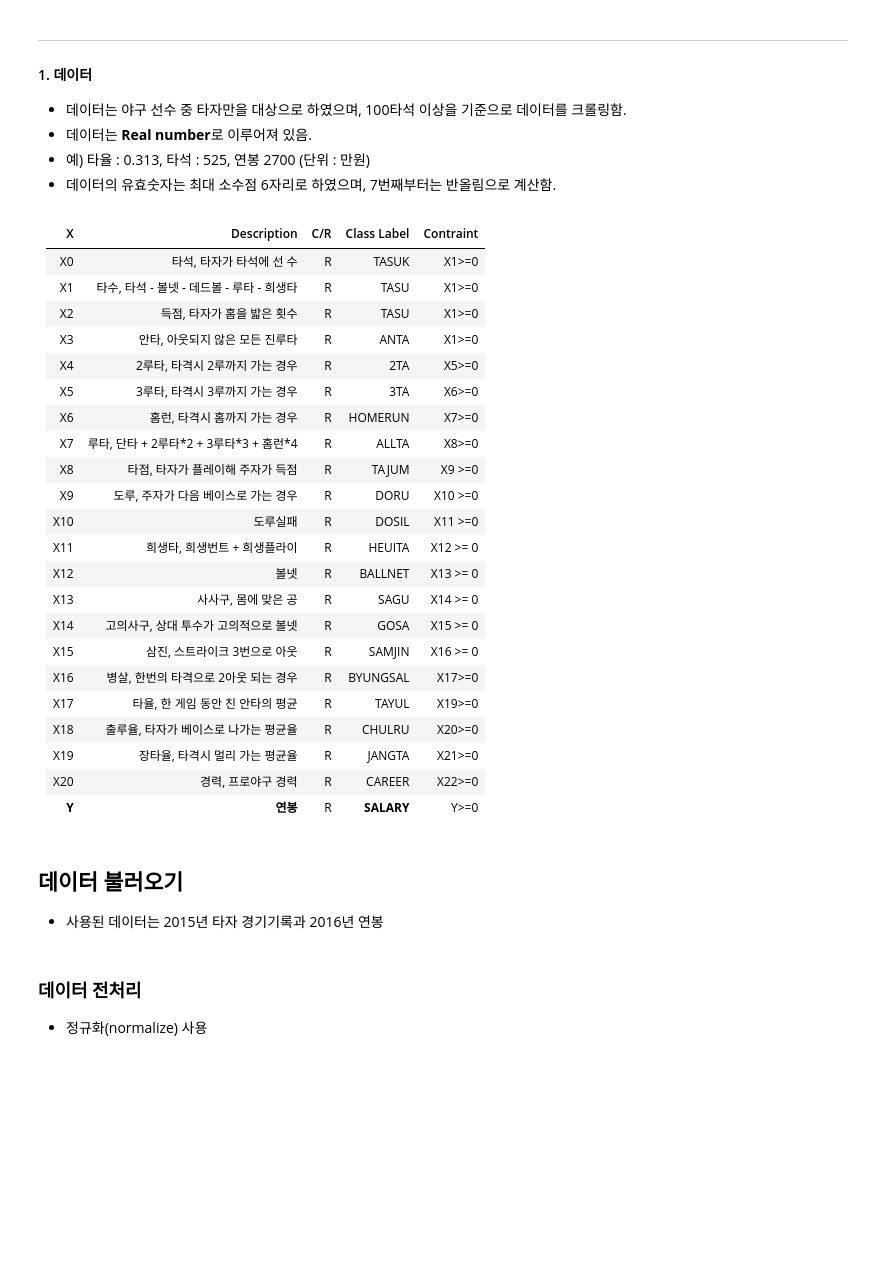
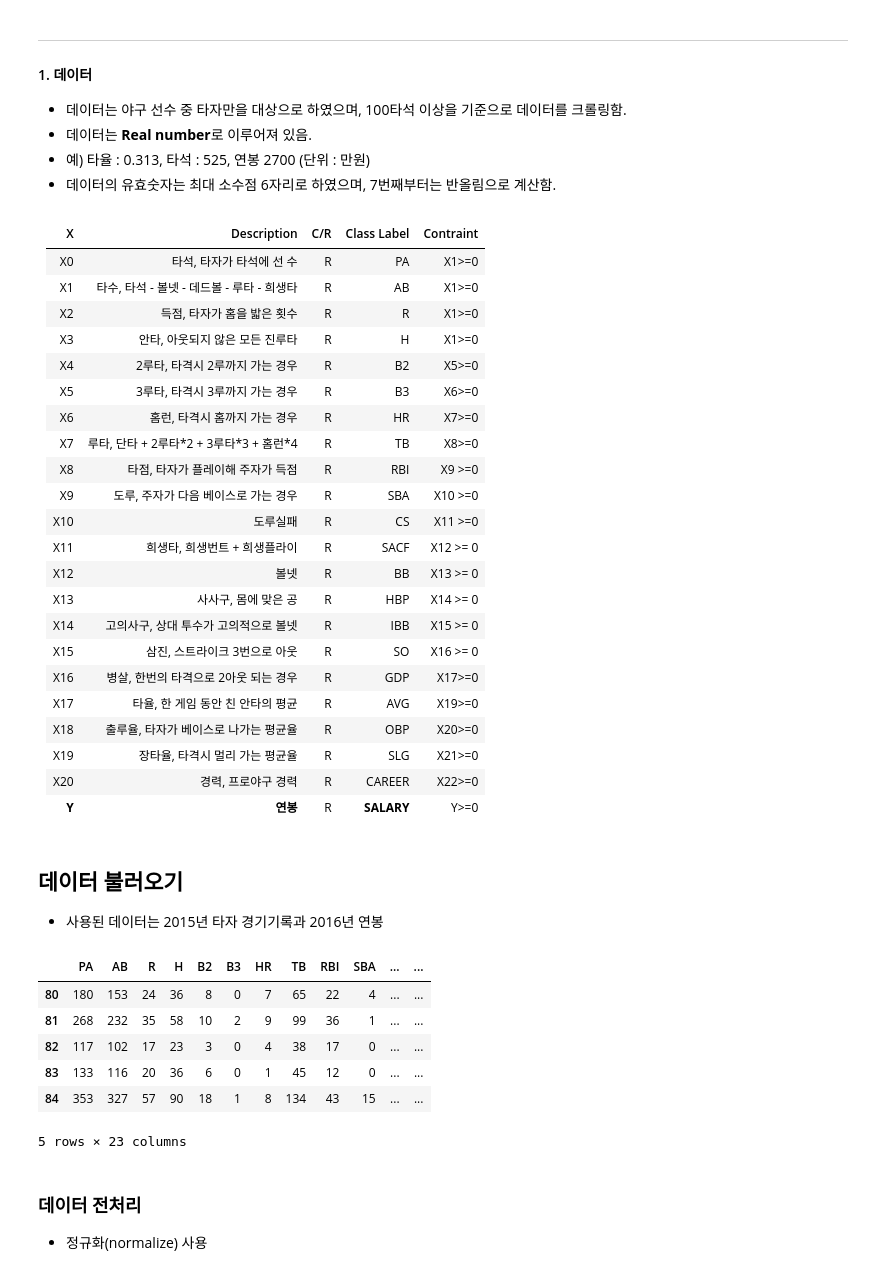
Before and after one commit to GWL22/DSS, a Jupyter notebook: project01-Baseball_Salary_Pred/Baseball_Salary_Prediction.ipynb, the cells around one changed output. Cells and saved outputs as stored; diff of their text form; code cells hidden in the pictures; blank space fills up the shorter version.

```diff
--- a/project01-Baseball_Salary_Pred/Baseball_Salary_Prediction.ipynb
+++ b/project01-Baseball_Salary_Pred/Baseball_Salary_Prediction.ipynb
@@ -43,26 +43,26 @@ ___
 # %% [markdown]
 | X | Description | C/R | Class Label | Contraint |
 | :---: | :--- | :---: | :---: | :---: |
-| X0 | 타석, 타자가 타석에 선 수 | R | TASUK | X1>=0
-| X1 | 타수, 타석 - 볼넷 - 데드볼 - 루타 - 희생타 | R |TASU | X1>=0
-| X2 | 득점, 타자가 홈을 밟은 횟수 | R | TASU | X1>=0
-| X3 | 안타, 아웃되지 않은 모든 진루타 | R | ANTA | X1>=0
-| X4 | 2루타, 타격시 2루까지 가는 경우 | R | 2TA | X5>=0
-| X5 | 3루타, 타격시 3루까지 가는 경우 | R | 3TA | X6>=0
-| X6 | 홈런, 타격시 홈까지 가는 경우 | R | HOMERUN | X7>=0
-| X7 | 루타, 단타 + 2루타\*2 + 3루타\*3 + 홈런\*4 | R | ALLTA | X8>=0
-| X8 | 타점, 타자가 플레이해 주자가 득점 | R | TAJUM | X9 >=0
-| X9 | 도루, 주자가 다음 베이스로 가는 경우 | R | DORU | X10 >=0
-| X10 | 도루실패 | R | DOSIL | X11 >=0
-| X11 | 희생타, 희생번트 + 희생플라이 | R | HEUITA | X12 >= 0
-| X12 | 볼넷 | R | BALLNET | X13 >= 0
-| X13 | 사사구, 몸에 맞은 공 | R | SAGU | X14 >= 0
-| X14 | 고의사구, 상대 투수가 고의적으로 볼넷 | R | GOSA | X15 >= 0
-| X15 | 삼진, 스트라이크 3번으로 아웃 | R | SAMJIN | X16 >= 0
-| X16 | 병살, 한번의 타격으로 2아웃 되는 경우 | R | BYUNGSAL | X17>=0
-| X17 | 타율, 한 게임 동안 친 안타의 평균 | R | TAYUL | X19>=0
-| X18 | 출루율, 타자가 베이스로 나가는 평균율 | R | CHULRU | X20>=0
-| X19 | 장타율, 타격시 멀리 가는 평균율 | R | JANGTA | X21>=0
+| X0 | 타석, 타자가 타석에 선 수 | R | PA | X1>=0
+| X1 | 타수, 타석 - 볼넷 - 데드볼 - 루타 - 희생타 | R |AB | X1>=0
+| X2 | 득점, 타자가 홈을 밟은 횟수 | R | R | X1>=0
+| X3 | 안타, 아웃되지 않은 모든 진루타 | R | H | X1>=0
+| X4 | 2루타, 타격시 2루까지 가는 경우 | R | B2 | X5>=0
+| X5 | 3루타, 타격시 3루까지 가는 경우 | R | B3 | X6>=0
+| X6 | 홈런, 타격시 홈까지 가는 경우 | R | HR | X7>=0
+| X7 | 루타, 단타 + 2루타\*2 + 3루타\*3 + 홈런\*4 | R |TB| X8>=0
+| X8 | 타점, 타자가 플레이해 주자가 득점 | R | RBI | X9 >=0
+| X9 | 도루, 주자가 다음 베이스로 가는 경우 | R | SBA | X10 >=0
+| X10 | 도루실패 | R | CS | X11 >=0
+| X11 | 희생타, 희생번트 + 희생플라이 | R | SACF | X12 >= 0
+| X12 | 볼넷 | R | BB | X13 >= 0
+| X13 | 사사구, 몸에 맞은 공 | R | HBP | X14 >= 0
+| X14 | 고의사구, 상대 투수가 고의적으로 볼넷 | R | IBB | X15 >= 0
+| X15 | 삼진, 스트라이크 3번으로 아웃 | R | SO | X16 >= 0
+| X16 | 병살, 한번의 타격으로 2아웃 되는 경우 | R | GDP | X17>=0
+| X17 | 타율, 한 게임 동안 친 안타의 평균 | R | AVG | X19>=0
+| X18 | 출루율, 타자가 베이스로 나가는 평균율 | R | OBP | X20>=0
+| X19 | 장타율, 타격시 멀리 가는 평균율 | R | SLG | X21>=0
 | X20 | 경력, 프로야구 경력 | R | CAREER | X22>=0
 | **Y** | **연봉** | R | **SALARY** | Y>=0
 # %%
@@ -97,0 +84,10 @@ dfY = pd.DataFrame(df1, columns = ['SALARY'])
+# %%
+df.tail()
+# %% [output]
+|  | PA | AB | R | H | B2 | B3 | HR | TB | RBI | SBA | ... | ... |
+| 80 | 180 | 153 | 24 | 36 | 8 | 0 | 7 | 65 | 22 | 4 | ... | ... |
+| 81 | 268 | 232 | 35 | 58 | 10 | 2 | 9 | 99 | 36 | 1 | ... | ... |
+| 82 | 117 | 102 | 17 | 23 | 3 | 0 | 4 | 38 | 17 | 0 | ... | ... |
+| 83 | 133 | 116 | 20 | 36 | 6 | 0 | 1 | 45 | 12 | 0 | ... | ... |
+| 84 | 353 | 327 | 57 | 90 | 18 | 1 | 8 | 134 | 43 | 15 | ... | ... |
+5 rows × 23 columns
```
Also changed, not shown: parts of 19 cells of this notebook, 1 other file.
